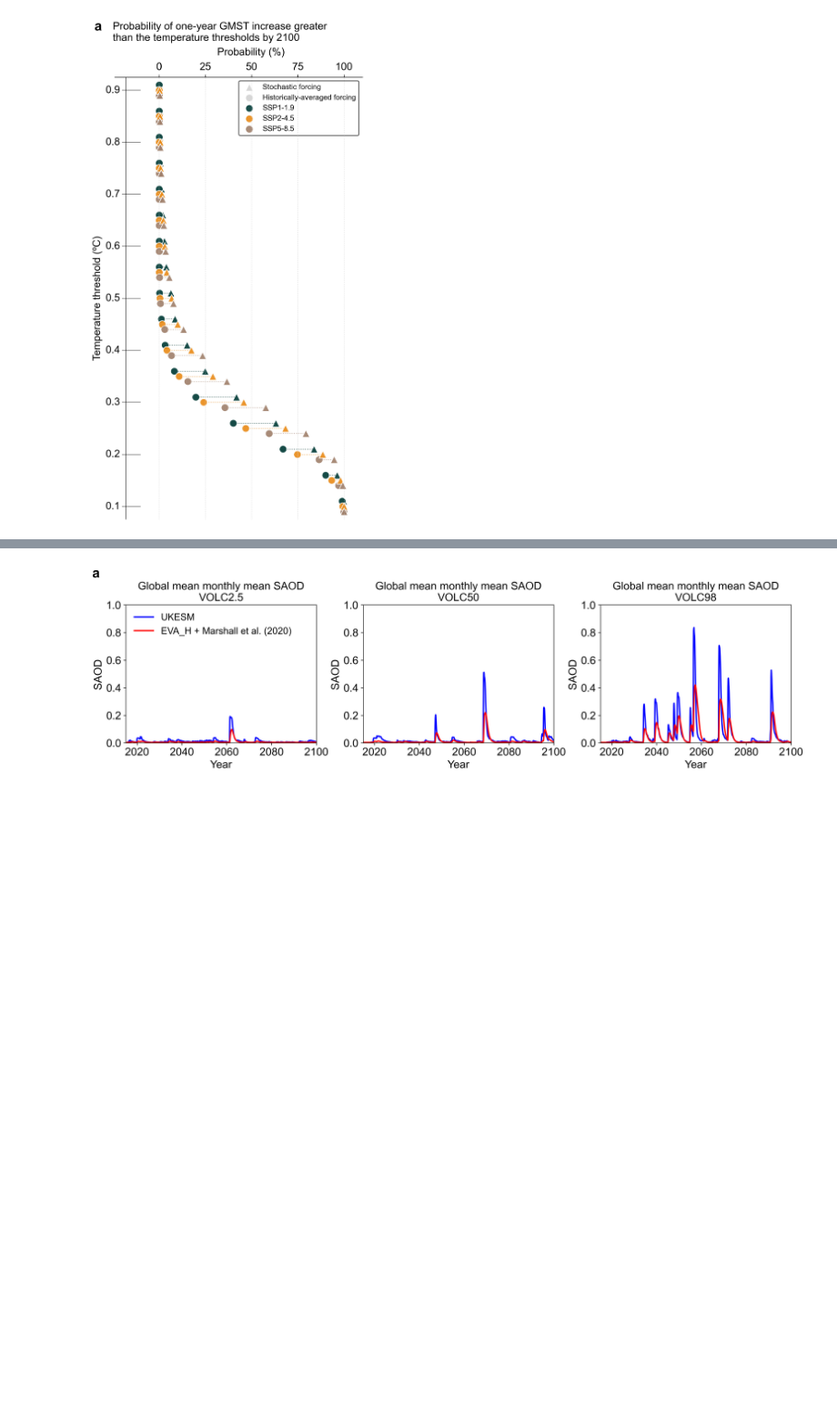
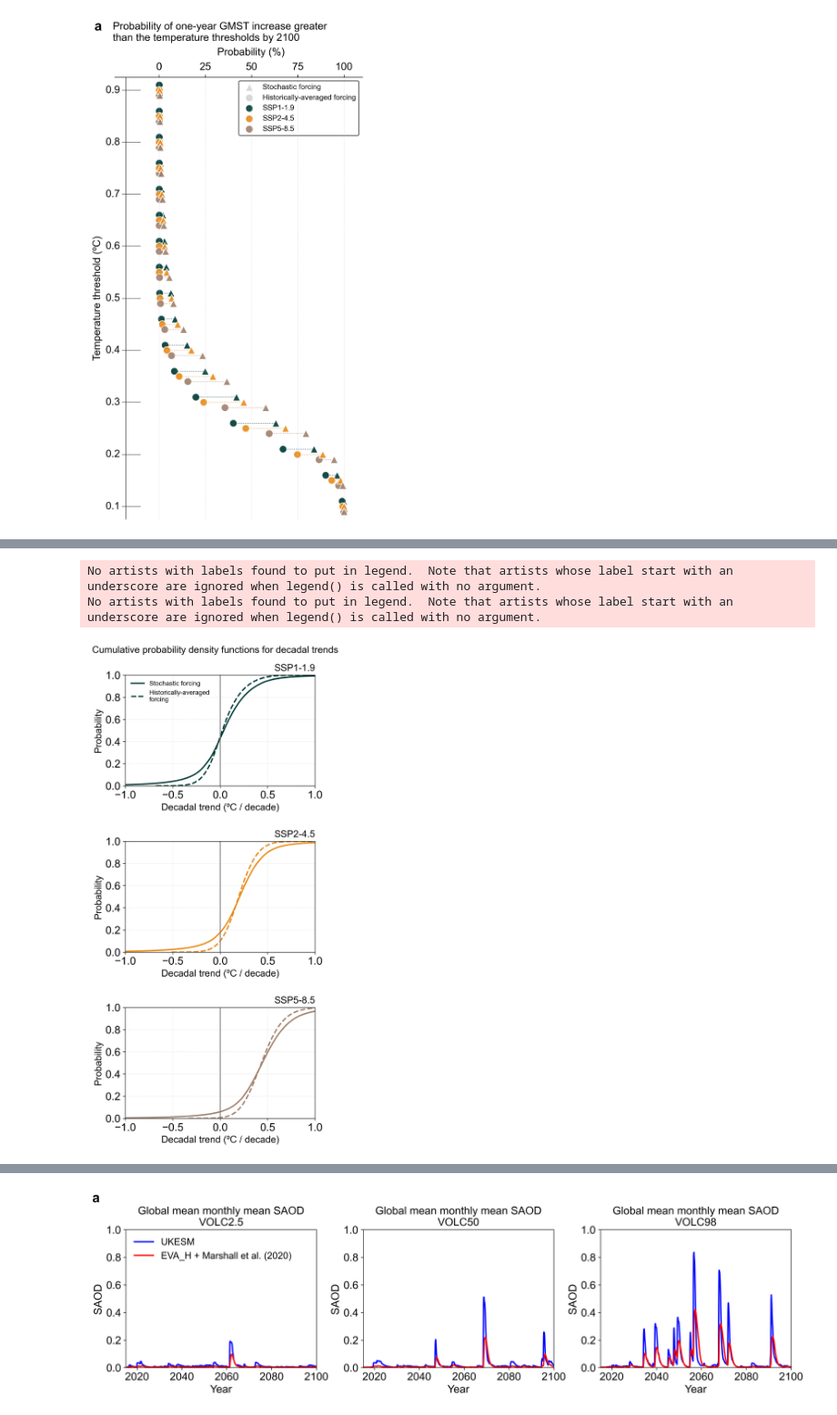
Before and after one commit to maychim/Stochastic-volc-FAIR, a Jupyter notebook: Supplementary_figures.ipynb, the cells around one changed output, grey strips where cells are left out. Shown at 91% size. Saved outputs shown, nothing was run; the diff lists cells and outputs as text; code cells hidden in the pictures; blank space fills up the shorter version.

```diff
--- a/Supplementary_figures.ipynb
+++ b/Supplementary_figures.ipynb
@@ -601,0 +706,43 @@ fig.savefig('FigureS3b.pdf', format = 'pdf')
+# %%
+fig, (ax1,ax2,ax3) = plt.subplots(3,1, figsize=(5, 12), dpi=300)
+fig.subplots_adjust(hspace=0.5)
+
+color = ['#003B36', '#E98A15', '#9F7E69']
+
+# Flatten the arrays
+decadal_trend_moving_df2_ssp119 = np.concatenate(decadal_df2.temperature[:,0,:])
+decadal_trend_moving_df2_ssp245 = np.concatenate(decadal_df2.temperature[:,1,:])
+decadal_trend_moving_df2_ssp585 = np.concatenate(decadal_df2.temperature[:,2,:])
+
+decadal_trend_moving_dn_ssp119 = np.concatenate(decadal_dn.temperature[:,0,:])
+decadal_trend_moving_dn_ssp245 = np.concatenate(decadal_dn.temperature[:,1,:])
+decadal_trend_moving_dn_ssp585 = np.concatenate(decadal_dn.temperature[:,2,:])
+
+sns.ecdfplot(decadal_trend_moving_df2_ssp119*10, lw = 2, ax=ax1, color = color[0], label = 'Stochastic forcing')
+sns.ecdfplot(decadal_trend_moving_df2_ssp245*10, lw = 2, ax=ax2, color = color[1])
+sns.ecdfplot(decadal_trend_moving_df2_ssp585*10, lw = 2, ax=ax3, color = color[2])
+
+sns.ecdfplot(decadal_trend_moving_dn_ssp119*10, lw = 2, ax=ax1, ls='--', color = color[0],
+             label = 'Historically-averaged\nforcing')
+sns.ecdfplot(decadal_trend_moving_dn_ssp245*10, lw = 2, ax=ax2, ls='--', color = color[1])
+sns.ecdfplot(decadal_trend_moving_dn_ssp585*10, lw = 2, ax=ax3, ls='--', color = color[2])
+
+for ax in (ax1,ax2,ax3):
+    ax.set_xlim(-1,1)
+    ax.set_ylim(0,1)
+    ax.set_xlabel('Decadal trend (ºC / decade)', fontsize = 14)
+    ax.set_ylabel('Probability', fontsize = 14)
+    ax.legend(fontsize = 9.5, frameon=False, loc='upper left')
+    ax.grid(axis='both', color = 'lightgrey', alpha = 0.8, ls = 'dotted')
+    ax.vlines(x=0, ymin=0, ymax=3, color = 'grey', lw = 2, alpha = 0.6)
+
+ax1.text(-1.35,1.2,'Cumulative probability density functions for decadal trends', fontsize=14)
+ax1.set_title('SSP1-1.9', loc = 'right', fontsize = 14)
+ax2.set_title('SSP2-4.5', loc = 'right', fontsize = 14)
+ax3.set_title('SSP5-8.5', loc = 'right', fontsize = 14)
+
+fig.savefig('FigureS5.pdf', format = 'pdf')
+# %% [output]
+No artists with labels found to put in legend.  Note that artists whose label start with an underscore are ignored when legend() is called with no argument.
+No artists with labels found to put in legend.  Note that artists whose label start with an underscore are ignored when legend() is called with no argument.
+[figure, added]
```
Also changed, not shown: parts of 13 cells of this notebook, 2 other files.
